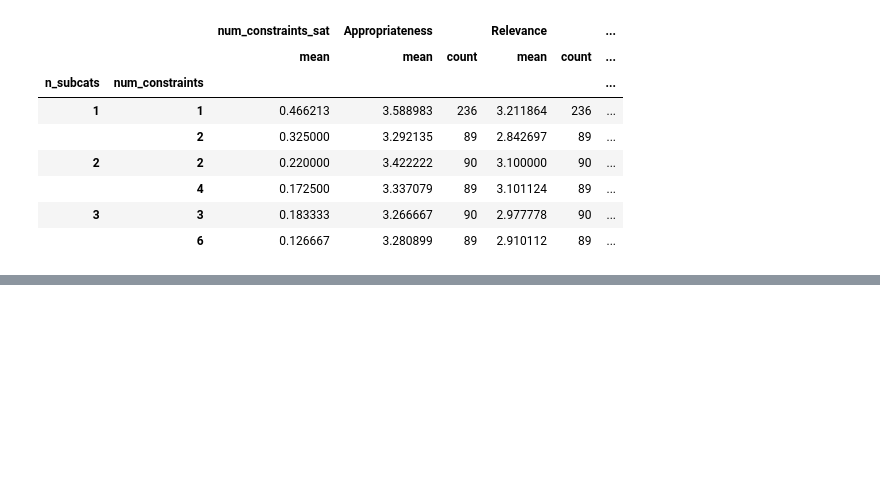
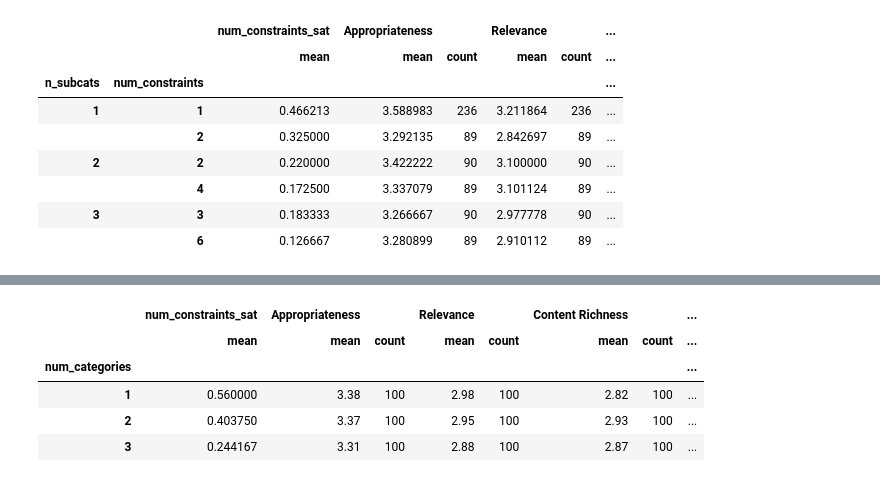
Before and after one commit to shivster2000/grammarctg, a Jupyter notebook: experiments/016_visualize_evaluation.ipynb, the cells around one changed output, grey strips where cells are left out. Saved outputs shown, nothing was run; the diff lists cells and outputs as text; code cells hidden in the pictures; blank space fills up the shorter version.

```diff
--- a/experiments/016_visualize_evaluation.ipynb
+++ b/experiments/016_visualize_evaluation.ipynb
@@ -83,0 +128,9 @@ get_aggs(results, ["n_subcats","num_constraints"])
+# %%
+per_num_constraints
+# %% [output]
+|  | num_constraints_sat | Appropriateness |  | Relevance |  | Content Richness |  | ... |
+|  | mean | mean | count | mean | count | mean | count | ... |
+| num_categories |  |  |  |  |  |  |  | ... |
+| 1 | 0.560000 | 3.38 | 100 | 2.98 | 100 | 2.82 | 100 | ... |
+| 2 | 0.403750 | 3.37 | 100 | 2.95 | 100 | 2.93 | 100 | ... |
+| 3 | 0.244167 | 3.31 | 100 | 2.88 | 100 | 2.87 | 100 | ... |
```
Also changed, not shown: parts of 11 cells of this notebook, 28 other files.
